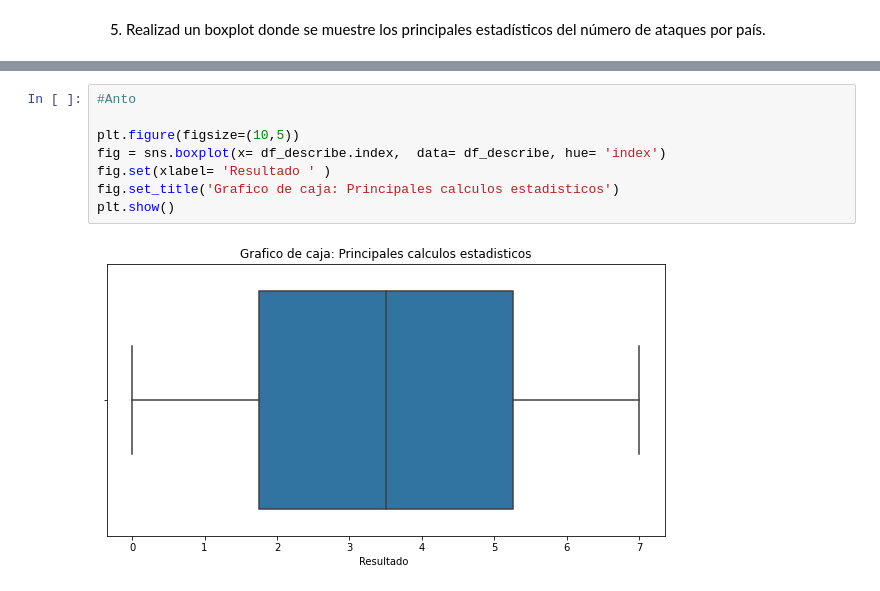
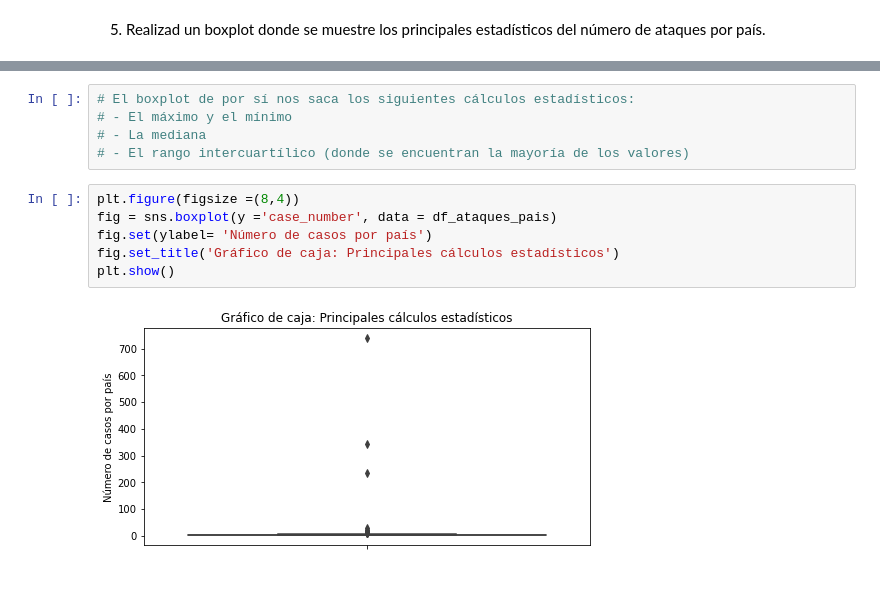
Before and after one commit to Adalab/DA-promo-b-modulo2-sprint-1-Antoanela-Chloe, a Jupyter notebook: visualizacion/pp-python-modulo-2-sprint-1-visualizacion-ejercicio-3-seaborn.ipynb, the cells around one changed output, grey strips where cells are left out. Saved outputs shown, nothing was run; the diff lists cells and outputs as text.

```diff
--- a/visualizacion/pp-python-modulo-2-sprint-1-visualizacion-ejercicio-3-seaborn.ipynb
+++ b/visualizacion/pp-python-modulo-2-sprint-1-visualizacion-ejercicio-3-seaborn.ipynb
@@ -195,10 +196,13 @@ df_describe
+# %%
+# El boxplot de por sí nos saca los siguientes cálculos estadísticos:
+# - El máximo y el mínimo
+# - La mediana
+# - El rango intercuartílico (donde se encuentran la mayoría de los valores)
 # %%
-#Anto
-
-plt.figure(figsize=(10,5))
-fig = sns.boxplot(x= df_describe.index,  data= df_describe, hue= 'index')
-fig.set(xlabel= 'Resultado ' )
-fig.set_title('Grafico de caja: Principales calculos estadisticos')
+plt.figure(figsize =(8,4))
+fig = sns.boxplot(y ='case_number', data = df_ataques_pais)
+fig.set(ylabel= 'Número de casos por país')
+fig.set_title('Gráfico de caja: Principales cálculos estadísticos')
 plt.show()
 # %% [output]
-[figure, old version]
+[figure, new version]
```
Also changed, not shown: parts of 26 cells of this notebook, 5 other files.
